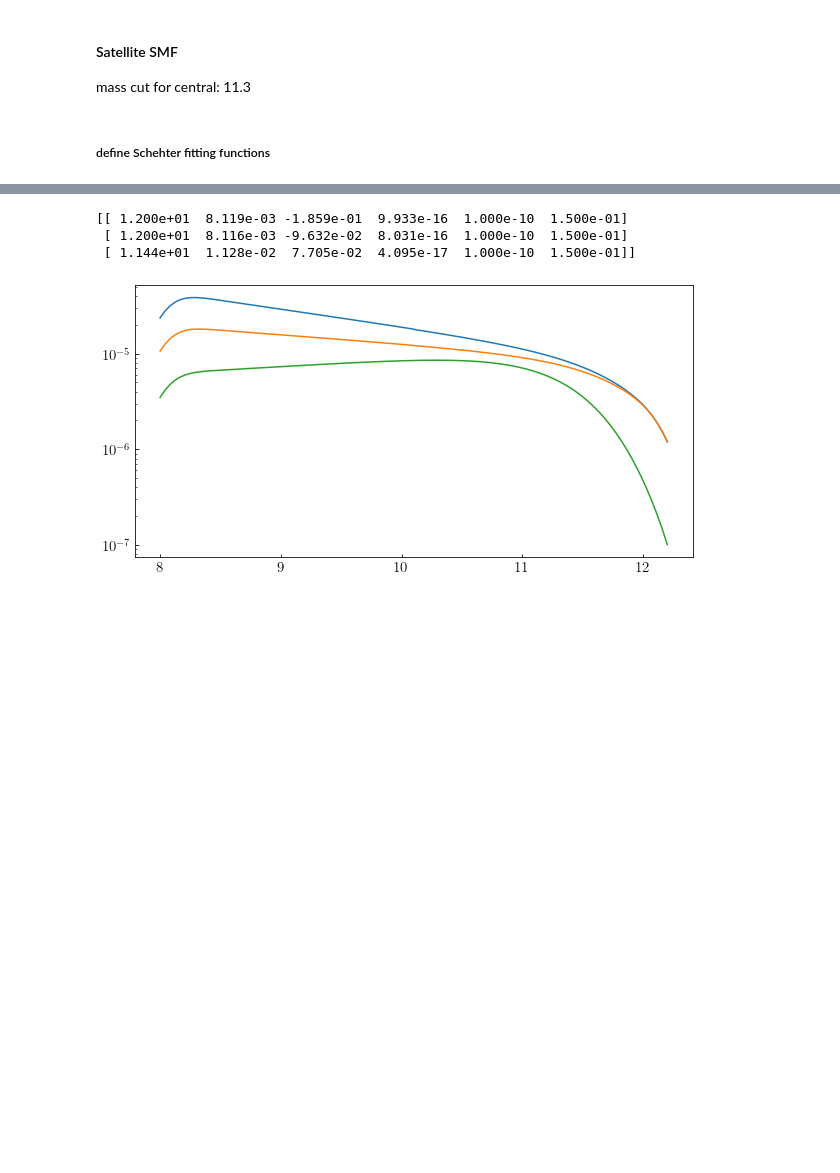
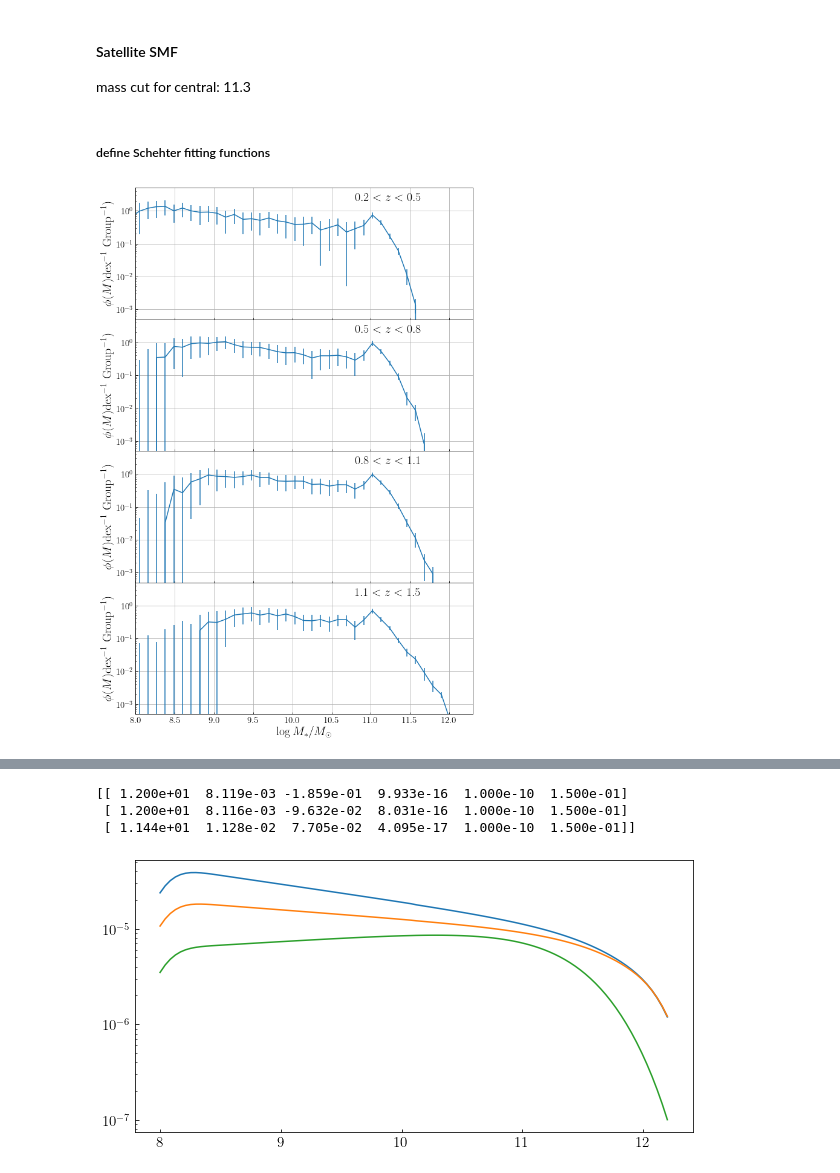
Before and after one commit to LejayChen/massive_gals, a Jupyter notebook: new_radial_distribution_2023.ipynb, the cells around one changed output, grey strips where cells are left out. Saved outputs shown, nothing was run; the diff lists cells and outputs as text; code cells hidden in the pictures; blank space fills up the shorter version.

```diff
--- a/new_radial_distribution_2023.ipynb
+++ b/new_radial_distribution_2023.ipynb
@@ -555 +581,40 @@ def fit_double_schec_varysigma_con(xdata, ydata, ydata_err, start, end, zmin, do
+# %%
+# plot SMF
+
+fig, axs = plt.subplots(4, 1, figsize = (10, 16),sharex=True,sharey=True)
+q_colors = ['lightsalmon','red','brown','maroon']
+sf_colors = ['cornflowerblue','blue','darkblue','midnightblue']
+all_colors  = ['lightgray','darkgray','gray','black']
+color_sets = [all_colors, sf_colors, q_colors]
+
+ssfq='all'
+count_type = 'sat'
+
+fit_params = []
+fit_params_err = []
+for i,z in enumerate(z_mins):
+    n_centrals, smf_avg, smf_inf, smf_sup = combine_deep_smf('smf_pcat/test_smf_new_cat/', ssfq, count_type, str(z), masscut_low=str(masscut_low),bin_number=num_bins)
+    axs[i].errorbar(m_bin_left_edges, smf_avg,yerr=[smf_avg-smf_inf,smf_sup-smf_avg],label=str(z))
+
+#     y_fitting = smf_avg/n_centrals
+#     y_fitting_err = (smf_avg-smf_inf)/n_centrals
+
+#     popt, pcov, chi2_ = fit_double_schechter_con(m_bin_left_edges, y_fitting*1e3, y_fitting_err, 5,-5,0.15,double_fit=False)
+#     fit_params.append(popt)
+#     fit_params_err.append(np.sqrt(np.diag(pcov)))
+
+    axs[i].set_ylabel(r'$\phi(M)\mathrm{dex}^{-1} ~\mathrm{Group}^{-1})$',fontsize=20)
+    axs[i].set_yscale('log')
+    axs[i].set_xlim([8,12.3])
+    axs[i].set_ylim([5e-4,5])
+    axs[i].annotate('$'+str(round(z_mins[i],1))+'<z<'+str(round(z_maxs[i],1))+'$',xy=([0.65,0.9]),xycoords='axes fraction',fontsize=20,color='k')
+    axs[i].grid(True)
+
+fig.subplots_adjust(wspace=0, hspace=0)
+axs[3].set_xlabel('$\log M_*/M_\odot$',fontsize=20)
+
+np.save('fit_param_sat_'+ssfq, np.array(fit_params))
+np.save('fit_param_err_sat_'+ssfq, np.array(fit_params_err))
+# %% [output]
+[figure, added]
 # %%
```
Also changed, not shown: parts of 10 cells of this notebook, 1 other file.
